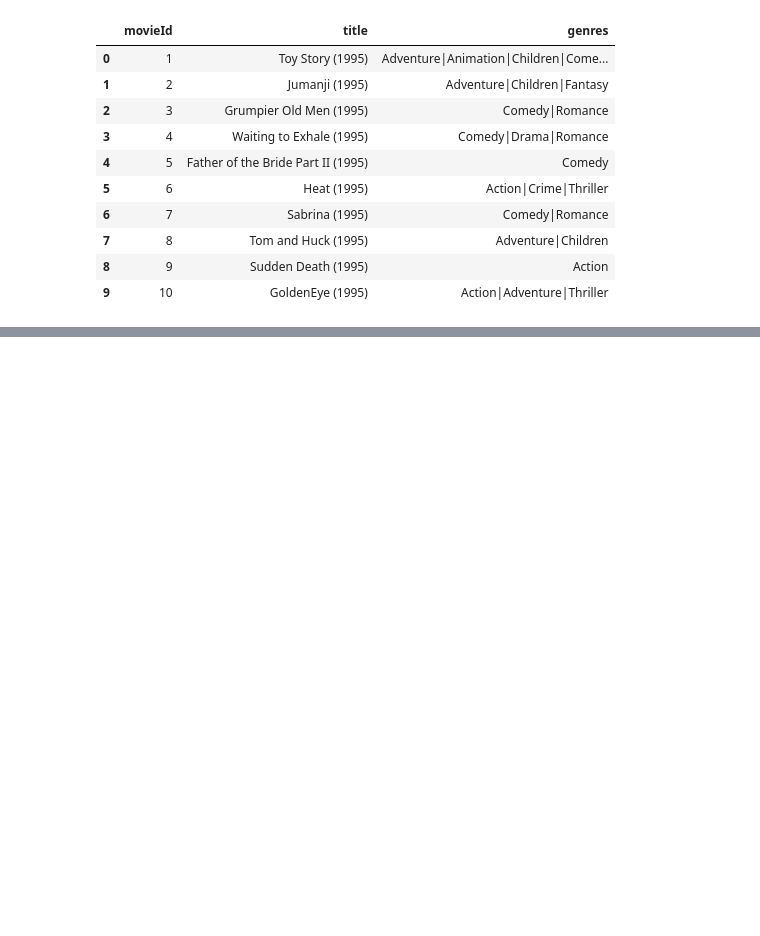
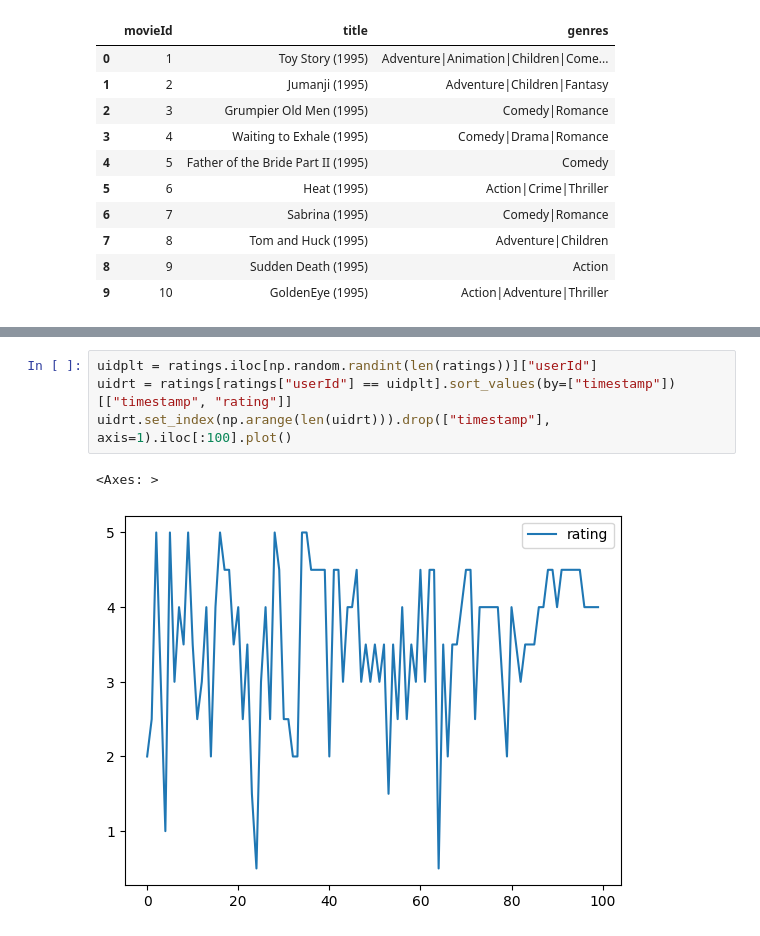
Before and after one commit to Feindrial/bondnet, a Jupyter notebook: main.ipynb, the cells around one changed output, grey strips where cells are left out. Drawn from its saved outputs; the diff is of its cells as text; blank space fills up the shorter version.

```diff
--- a/main.ipynb
+++ b/main.ipynb
@@ -198,0 +151,7 @@ ratings.head(10)
+# %%
+uidplt = ratings.iloc[np.random.randint(len(ratings))]["userId"]
+uidrt = ratings[ratings["userId"] == uidplt].sort_values(by=["timestamp"])[["timestamp", "rating"]]
+uidrt.set_index(np.arange(len(uidrt))).drop(["timestamp"], axis=1).iloc[:100].plot()
+# %% [output]
+<Axes: >
+[figure, added]
```
Also changed, not shown: parts of 38 cells of this notebook, 2 other files.
